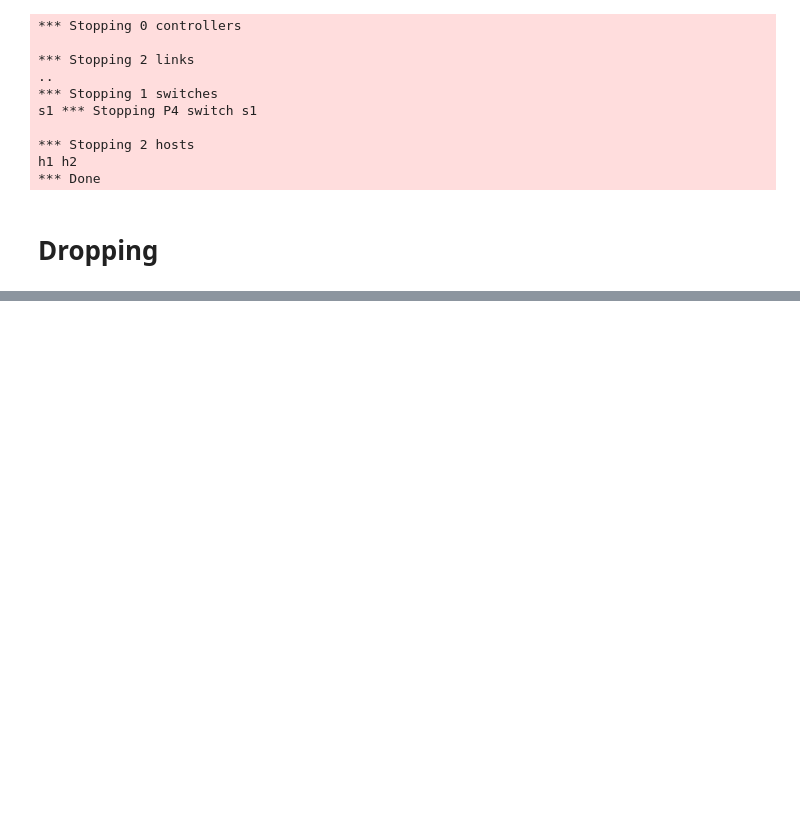
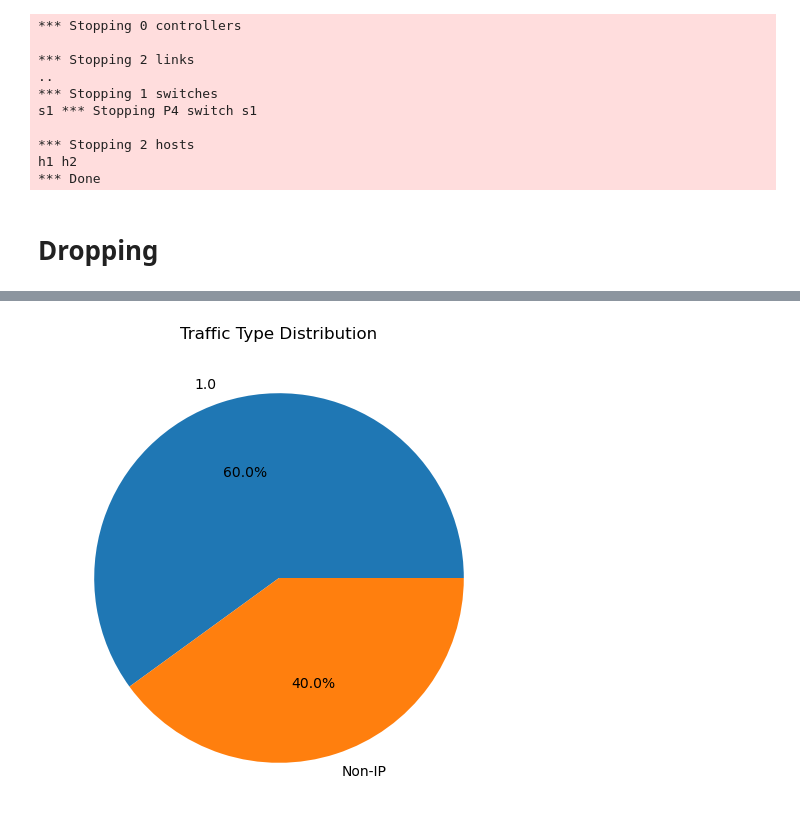
Before and after one commit to kngbq/NetPrompt, a Jupyter notebook: experimentations/Newrun.ipynb, the cells around one changed output, grey strips where cells are left out. Drawn from its saved outputs; the diff is of its cells as text; code cells hidden in the pictures; blank space fills up the shorter version.

```diff
--- a/experimentations/Newrun.ipynb
+++ b/experimentations/Newrun.ipynb
@@ -1892,0 +1425,10 @@ Saved to h2_capture.csv
+# %%
+# Protocol distribution
+protocol_dist = df['protocol'].fillna('Non-IP').value_counts()
+
+plt.figure(figsize=(6, 6))
+plt.pie(protocol_dist, labels=protocol_dist.index, autopct='%1.1f%%')
+plt.title('Traffic Type Distribution')
+plt.show()
+# %% [output]
+[figure, added]
```
Also changed, not shown: parts of 31 cells of this notebook, 1 other file.
